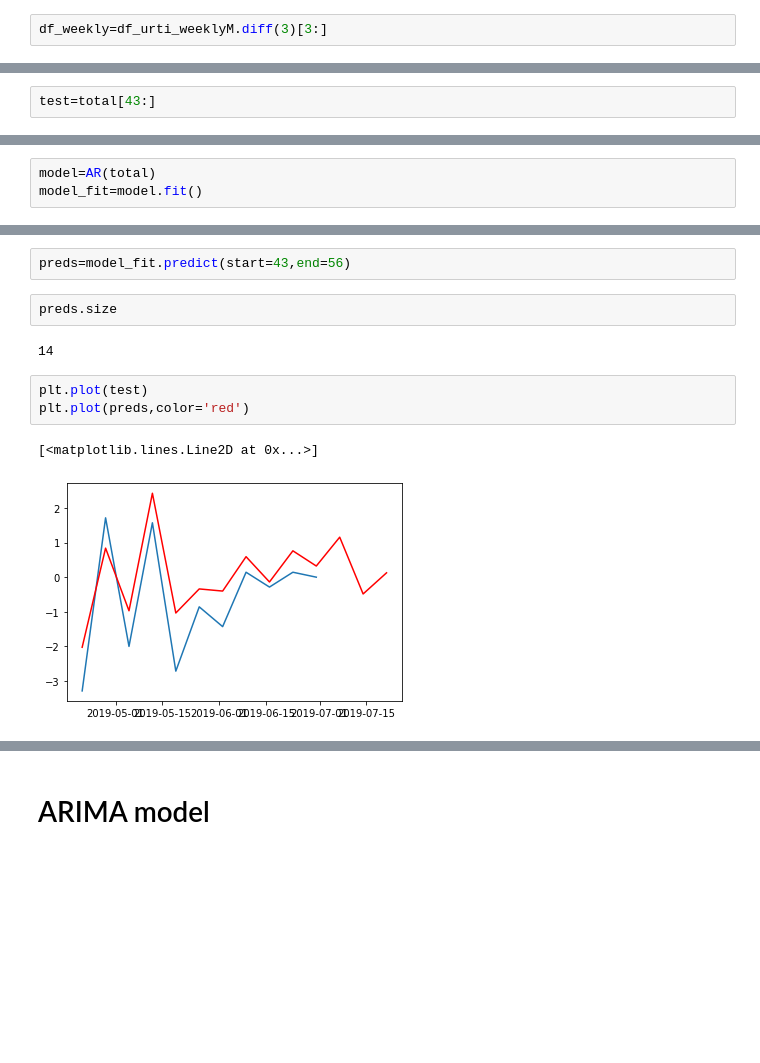
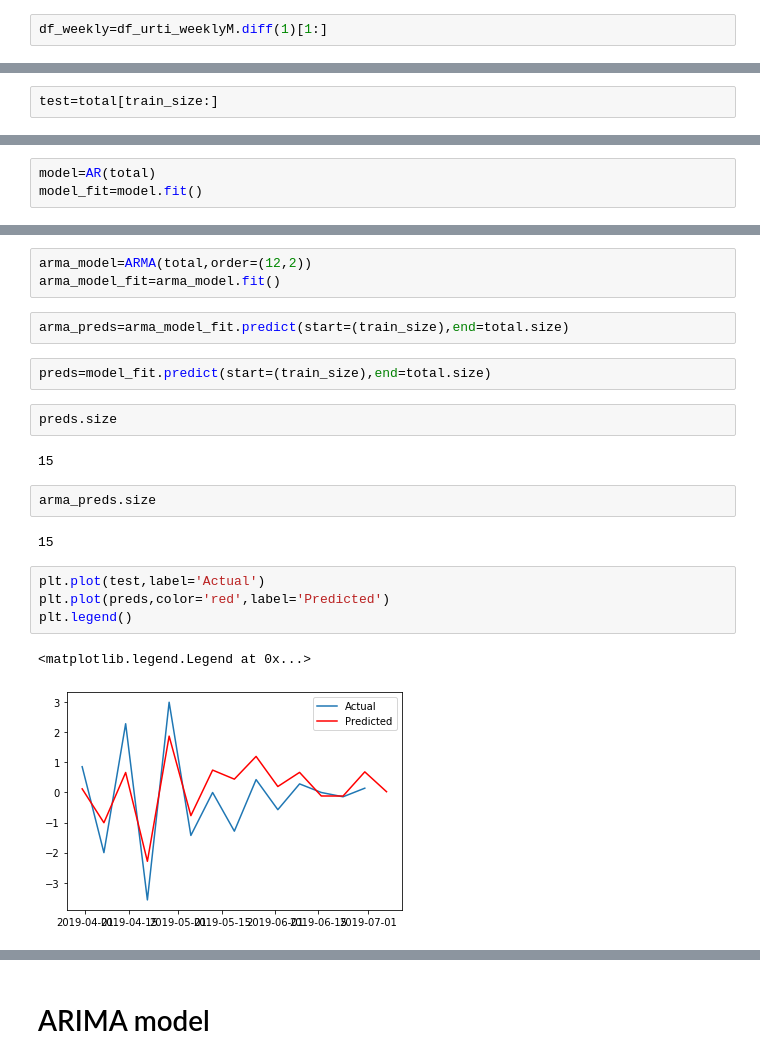
Before and after one commit to manjitborah2710/HealthCenterForecasting, a Jupyter notebook: prepared data/firstPredictions.ipynb, the cells around one changed output, grey strips where cells are left out. Saved outputs shown, nothing was run; the diff lists cells and outputs as text; blank space fills up the shorter version.

Commit message:
added images and plots and changed firstPredictions.ipynb to forecast with ARMA

```diff
--- a/prepared data/firstPredictions.ipynb
+++ b/prepared data/firstPredictions.ipynb
@@ -49,7 +57,7 @@ df_diff.plot()
 # %% [markdown]
 # AR on weekly data with 1 time differencing
 # %%
-df_weekly=df_urti_weeklyM.diff(3)[3:]
+df_weekly=df_urti_weeklyM.diff(1)[1:]
 # %%
 df_weekly.head()
 # %% [output]
@@ -98,5 +106,5 @@ train=total[:43]
 # %%
-test=total[43:]
+test=total[train_size:]
 # %%
 train.size+test.size
 # %% [output]
@@ -109,12 +119,22 @@ model_fit=model.fit()
+# %%
+arma_model=ARMA(total,order=(12,2))
+arma_model_fit=arma_model.fit()
+# %%
+arma_preds=arma_model_fit.predict(start=(train_size),end=total.size)
 # %%
-preds=model_fit.predict(start=43,end=56)
+preds=model_fit.predict(start=(train_size),end=total.size)
 # %%
 preds.size
 # %% [output]
-14
+15
+# %%
+arma_preds.size
+# %% [output]
+15
 # %%
-plt.plot(test)
-plt.plot(preds,color='red')
+plt.plot(test,label='Actual')
+plt.plot(preds,color='red',label='Predicted')
+plt.legend()
 # %% [output]
-[<matplotlib.lines.Line2D at 0x...>]
+<matplotlib.legend.Legend at 0x...>
-[figure, old version]
+[figure, new version]
```
Also changed, not shown: parts of 19 cells of this notebook, 14 other files.
